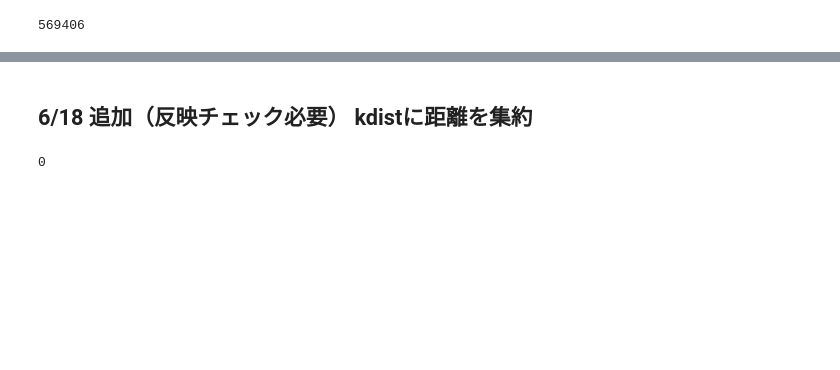
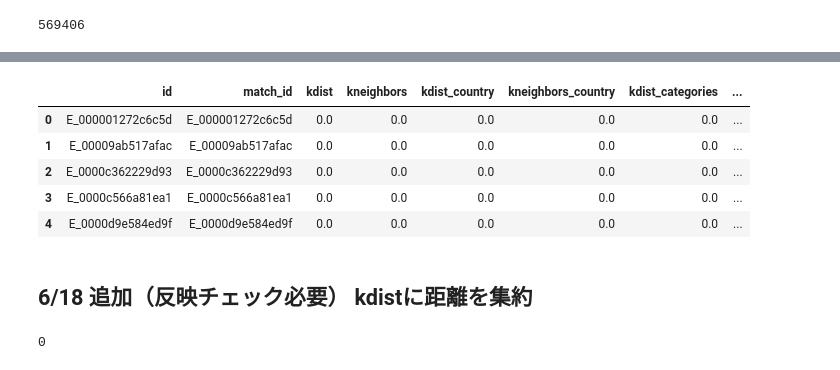
Before and after one commit to aruaru0/Foursquare-Location-Matching, a Jupyter notebook: IOU検討.ipynb, the cells around one changed output, grey strips where cells are left out. Cells and saved outputs as stored; diff of their text form; code cells hidden in the pictures; blank space fills up the shorter version.

```diff
--- a/IOU検討.ipynb
+++ b/IOU検討.ipynb
@@ -131,8 +131,9 @@ def convert_japanese_alphabet(df: pd.DataFrame):
 ## Parameters
 is_debug = False
 SEED = 2022
-num_neighbors = 3
-num_neighbors2 = 40
+num_neighbors = 10
+num_neighbors2 = 5
+num_neighbors3 = 22
 num_split = 10
 # feat_columns = ['name', 'address', 'city',
 #             'state', 'zip', 'url',
@@ -392,7 +433,7 @@ data[data["country"] == "JP"].head(2)
 | 12 | E_0000c566a81ea1 | つじ田 味噌の章 | 35.694796 | 139.767348 | 神田小川町1-1 | 千代田区 | 東京都 | 101-0052 | JP | https://tsukemen-tsujita.com | 366597676 | ... |
 | 17 | E_00014f107dc217 | ローソン 弘前撫牛子店 | 40.623279 | 140.494751 | 撫牛子2-10ｰ2 | 弘前市 | 青森県 | 036-8075 | JP | http://www.lawson.co.jp | 172325353 | ... |
 # %%
-data = convert_japanese_alphabet(data)
+# data = convert_japanese_alphabet(data)
 # %%
 data[data["country"] == "JP"].head(2)
 # %% [output]
@@ -472,7 +513,7 @@ for col in vec_columns:
     tv_fit = tfidf.fit_transform(data[col].fillna('nan'))
     tfidf_d[col] = tv_fit
 
-train_data = recall_knn(data, num_neighbors, num_neighbors2)
+train_data = recall_knn(data, num_neighbors, num_neighbors2, num_neighbors3)
 
 data = data.set_index('id')
 ids = train_data['id'].tolist()
@@ -519,3 +582,12 @@ sum(train_data['kdist'].isna()), sum(train_data['kdist'].notna()),  len(train_da
+# %%
+train_data.head()
+# %% [output]
+|  | id | match_id | kdist | kneighbors | kdist_country | kneighbors_country | kdist_categories | ... |
+| 0 | E_000001272c6c5d | E_000001272c6c5d | 0.0 | 0.0 | 0.0 | 0.0 | 0.0 | ... |
+| 1 | E_00009ab517afac | E_00009ab517afac | 0.0 | 0.0 | 0.0 | 0.0 | 0.0 | ... |
+| 2 | E_0000c362229d93 | E_0000c362229d93 | 0.0 | 0.0 | 0.0 | 0.0 | 0.0 | ... |
+| 3 | E_0000c566a81ea1 | E_0000c566a81ea1 | 0.0 | 0.0 | 0.0 | 0.0 | 0.0 | ... |
+| 4 | E_0000d9e584ed9f | E_0000d9e584ed9f | 0.0 | 0.0 | 0.0 | 0.0 | 0.0 | ... |
 # %% [markdown]
 ## 6/18 追加（反映チェック必要） kdistに距離を集約
 # %%
```
Also changed, not shown: parts of 20 cells of this notebook.
